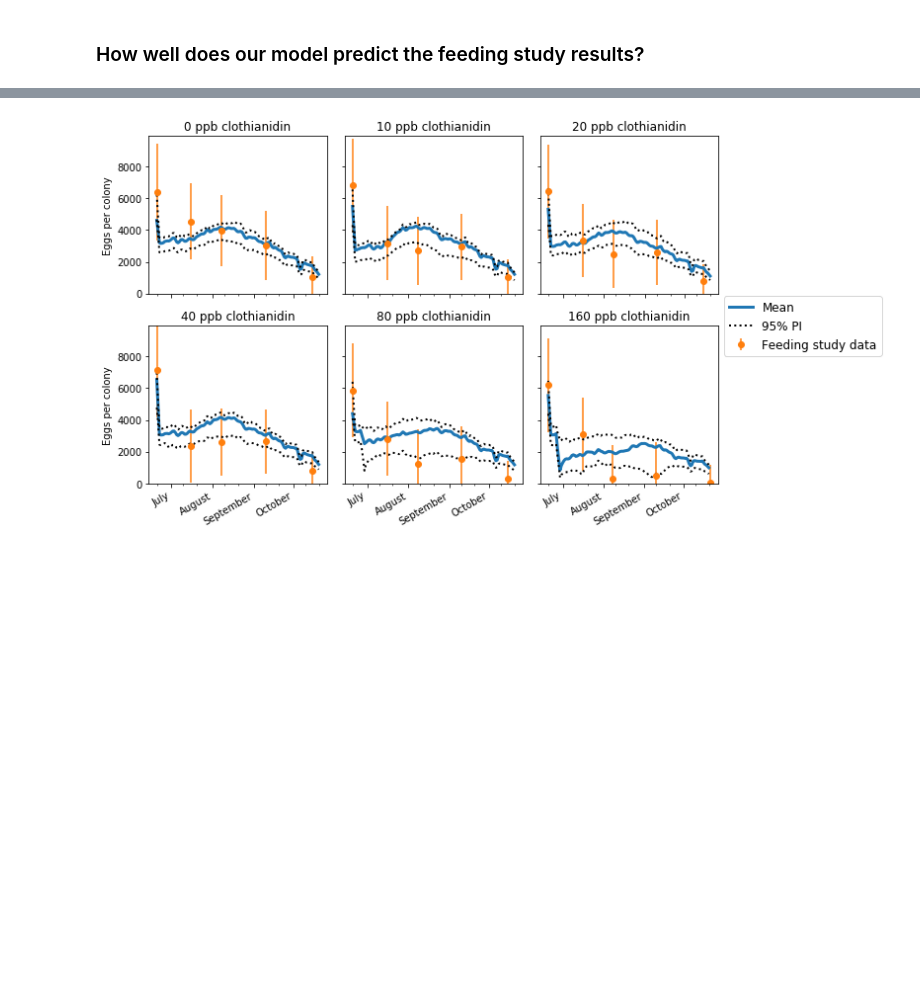
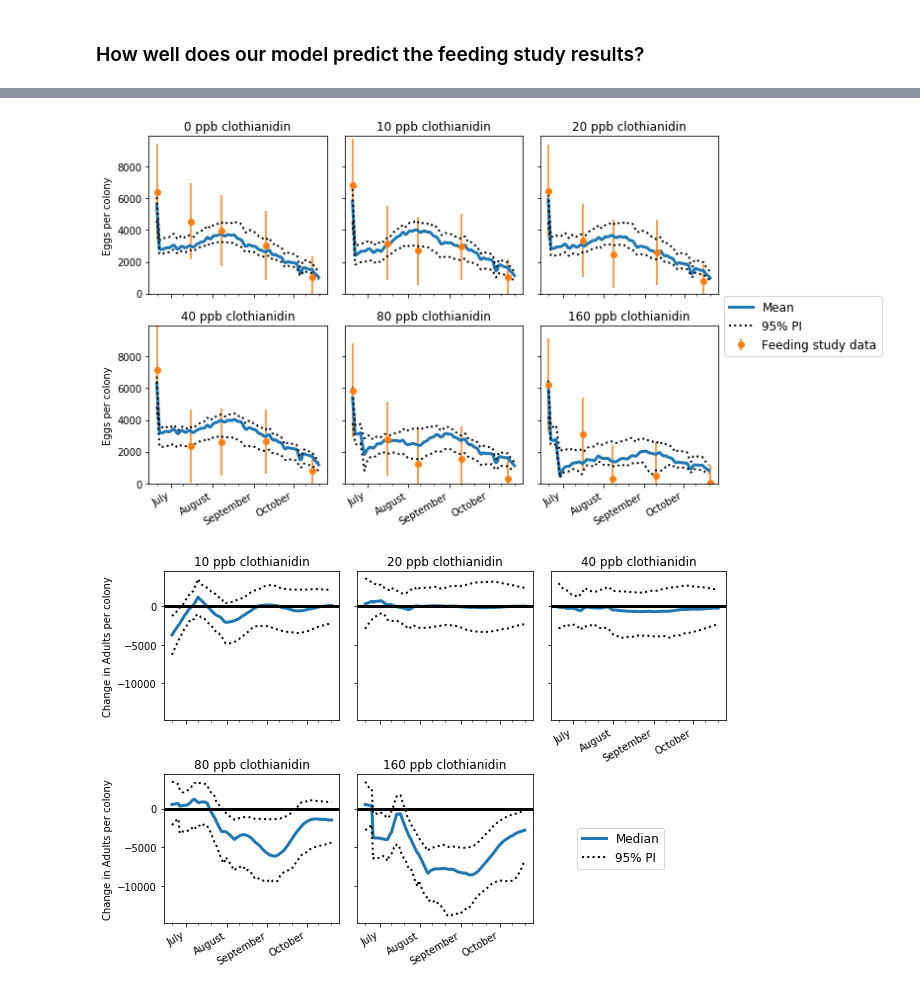
Before and after one commit to JeffreyMinucci/bee_neonic_abc, a Jupyter notebook: results_and_visuals.ipynb, the cells around one changed output, grey strips where cells are left out. Saved outputs shown, nothing was run; the diff lists cells and outputs as text; code cells hidden in the pictures; blank space fills up the shorter version.

Commit message:
add all individuals to simulator; make new contrast plts

```diff
--- a/results_and_visuals.ipynb
+++ b/results_and_visuals.ipynb
@@ -718,6 +715,8 @@ field_data = convert_data_dict(study_data_all)
 df_ug, w = history.get_distribution(m=0, t=history.max_t) #get distribution ld50 in ug/bee
 random.seed(1251)
 sample = draw_posterior(df_ug,w,200) #normally 200
-lower_pi, upper_pi = posterior_predict_ci(sample)
-np.save("lower_pi.npy", lower_pi)
-np.save("upper_pi.npy", upper_pi)
+predictions = posterior_predict(sample)
+lower_pi, median, upper_pi = get_pp_ci(predictions)
+np.save("data/predictions.npy", predictions)
+np.save("data/lower_pi.npy", lower_pi)
+np.save("data/upper_pi.npy", upper_pi)
@@ -736,5 +741,5 @@ plot_pop_predictions('Larvae', df_ug, w, field_data, lower=lower_pi, upper=upper
 # %%
 #field_data = convert_data_dict(study_data_all)
-plot_pop_predictions('Eggs', df_ug, w, field_data, lower=lower_pi, upper=upper_pi, save = True, fig_form='png')
+plot_pop_predictions('Eggs', df_ug, w, field_data, lower=lower_pi, upper=upper_pi, save = False, fig_form='png')
 # %% [output]
-[figure, old version]
+[figure, new version]
@@ -743,0 +795,4 @@ plot_pop_predictions('Eggs', df_ug, w, field_data, lower=lower_pi, upper=upper_p
+# %%
+plot_trt_contrasts('Adults', predictions, field_data, lower=lower_pi, upper=upper_pi, save = True, fig_form='png')
+# %% [output]
+[figure, added]
```
Also changed, not shown: parts of 34 cells of this notebook, 12 other files.
